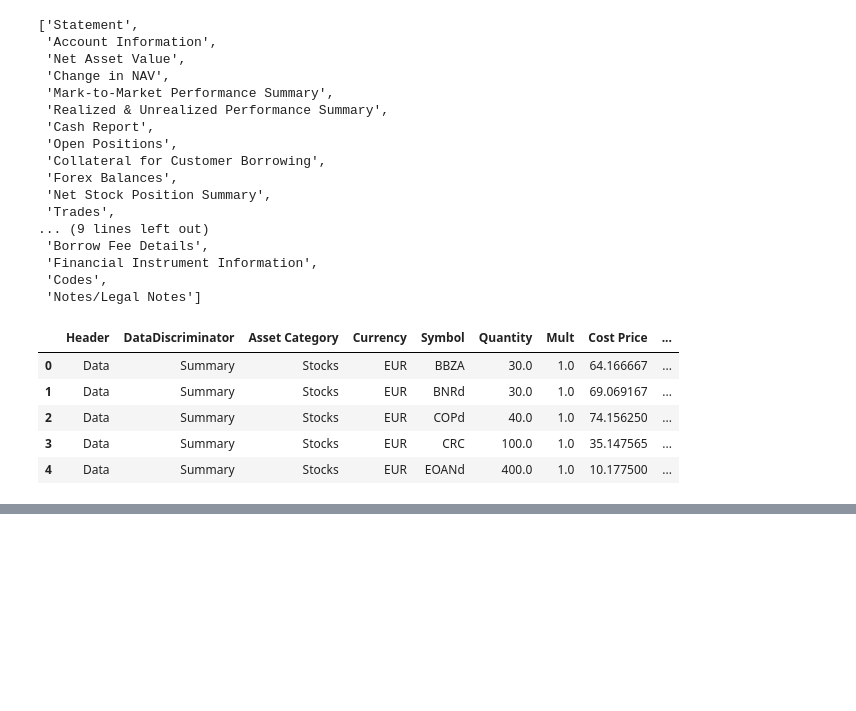
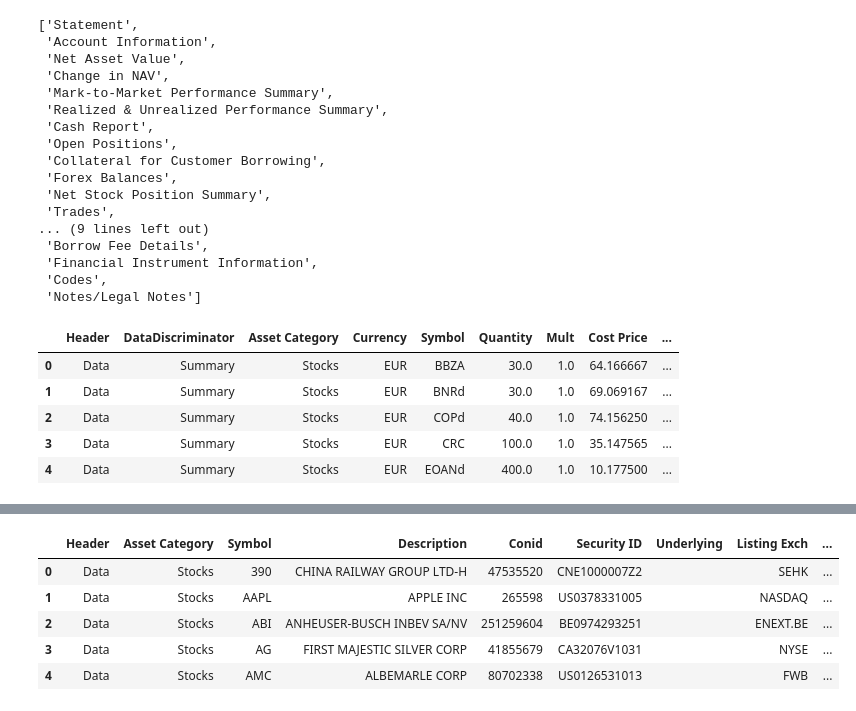
Before and after one commit to JanUlrichKlar/ibkit, a Jupyter notebook: notebooks/demo_ibkr_importer.ipynb, the cells around one changed output, grey strips where cells are left out. Saved outputs shown, nothing was run; the diff lists cells and outputs as text; code cells hidden in the pictures; blank space fills up the shorter version.

```diff
--- a/notebooks/demo_ibkr_importer.ipynb
+++ b/notebooks/demo_ibkr_importer.ipynb
@@ -103,0 +118,14 @@ df.head()
+# %%
+
+# 📑 Pick a subtable: year 2023, Open_Positions.Stocks
+df = ibkr["2021"]["Financial Instrument Information"]["Stocks"]
+
+# 📈 Show first few rows
+df.head()
+# %% [output]
+|  | Header | Asset Category | Symbol | Description | Conid | Security ID | Underlying | Listing Exch | ... |
+| 0 | Data | Stocks | 390 | CHINA RAILWAY GROUP LTD-H | 47535520 | CNE1000007Z2 |  | SEHK | ... |
+| 1 | Data | Stocks | AAPL | APPLE INC | 265598 | US0378331005 |  | NASDAQ | ... |
+| 2 | Data | Stocks | ABI | ANHEUSER-BUSCH INBEV SA/NV | 251259604 | BE0974293251 |  | ENEXT.BE | ... |
+| 3 | Data | Stocks | AG | FIRST MAJESTIC SILVER CORP | 41855679 | CA32076V1031 |  | NYSE | ... |
+| 4 | Data | Stocks | AMC | ALBEMARLE CORP | 80702338 | US0126531013 |  | FWB | ... |
```
Also changed, not shown: parts of 3 cells of this notebook, 2 other files.
